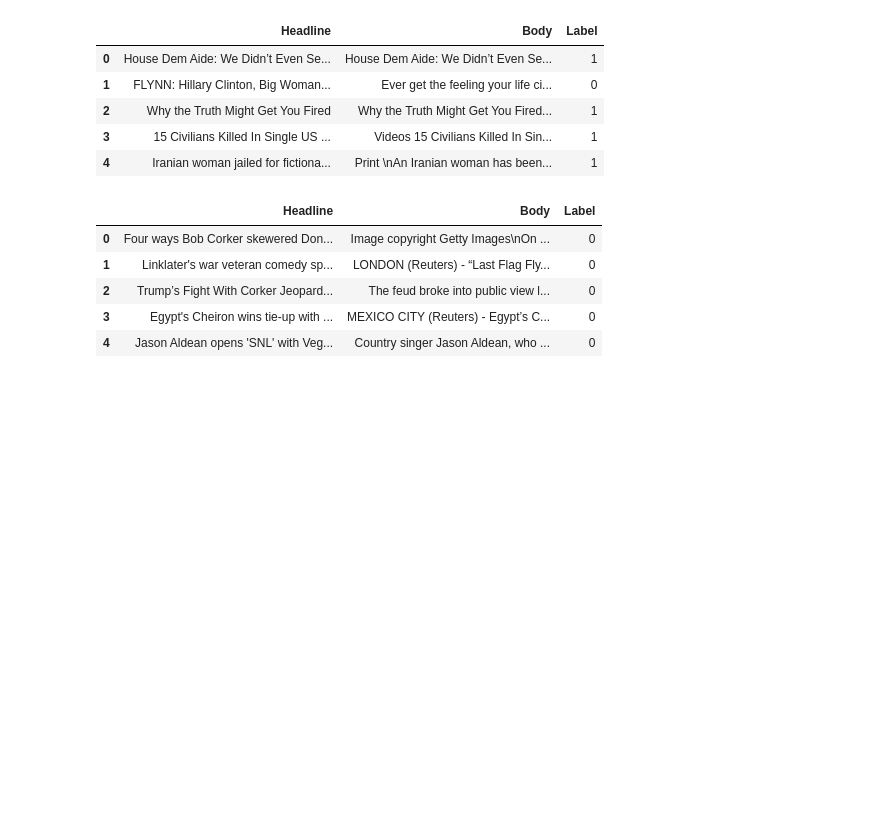
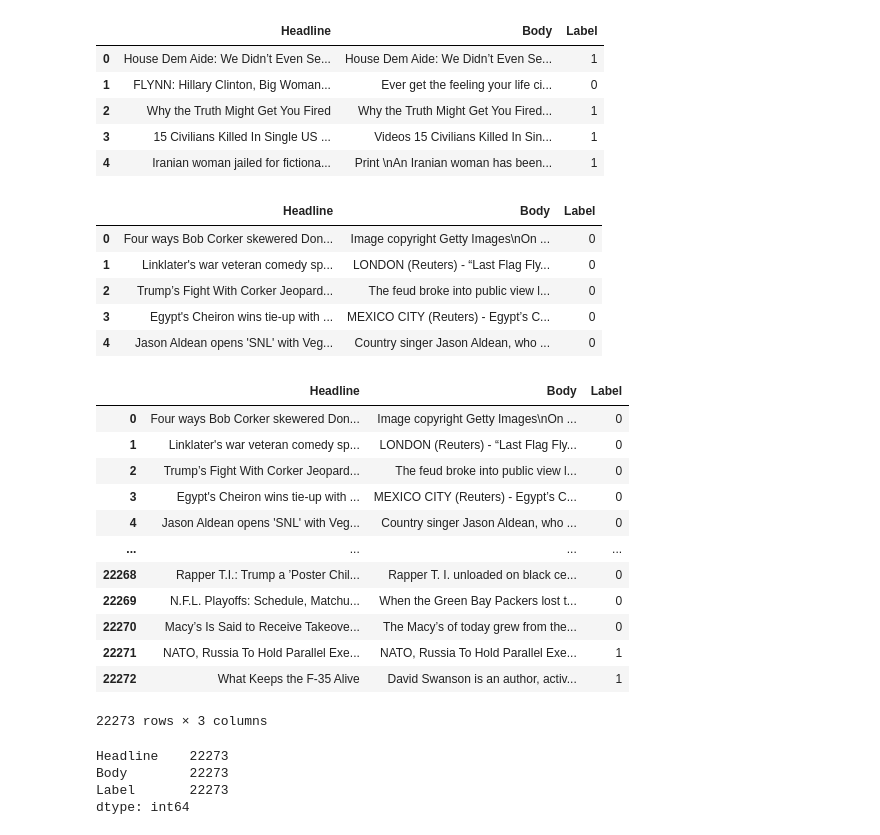
Before and after one commit to arcebri1/FakeNewsDetection, a Jupyter notebook: CleaningData.ipynb, the cells around one changed output. Drawn from its saved outputs; the diff is of its cells as text; code cells hidden in the pictures; blank space fills up the shorter version.

Commit message:
merged the datasets with an outer join

```diff
--- a/CleaningData.ipynb
+++ b/CleaningData.ipynb
@@ -203,3 +203,27 @@ data.head()
 | 2 | Trump’s Fight With Corker Jeopard... | The feud broke into public view l... | 0 |
 | 3 | Egypt's Cheiron wins tie-up with ... | MEXICO CITY (Reuters) - Egypt’s C... | 0 |
 | 4 | Jason Aldean opens 'SNL' with Veg... | Country singer Jason Aldean, who ... | 0 |
+# %%
+merged = data.merge(train, how='outer')
+merged
+# %% [output]
+|  | Headline | Body | Label |
+| 0 | Four ways Bob Corker skewered Don... | Image copyright Getty Images\nOn ... | 0 |
+| 1 | Linklater's war veteran comedy sp... | LONDON (Reuters) - “Last Flag Fly... | 0 |
+| 2 | Trump’s Fight With Corker Jeopard... | The feud broke into public view l... | 0 |
+| 3 | Egypt's Cheiron wins tie-up with ... | MEXICO CITY (Reuters) - Egypt’s C... | 0 |
+| 4 | Jason Aldean opens 'SNL' with Veg... | Country singer Jason Aldean, who ... | 0 |
+| ... | ... | ... | ... |
+| 22268 | Rapper T.I.: Trump a ’Poster Chil... | Rapper T. I. unloaded on black ce... | 0 |
+| 22269 | N.F.L. Playoffs: Schedule, Matchu... | When the Green Bay Packers lost t... | 0 |
+| 22270 | Macy’s Is Said to Receive Takeove... | The Macy’s of today grew from the... | 0 |
+| 22271 | NATO, Russia To Hold Parallel Exe... | NATO, Russia To Hold Parallel Exe... | 1 |
+| 22272 | What Keeps the F-35 Alive | David Swanson is an author, activ... | 1 |
+22273 rows × 3 columns
+# %%
+merged.count()
+# %% [output]
+Headline    22273
+Body        22273
+Label       22273
+dtype: int64
```
Also changed, not shown: parts of 9 cells of this notebook.
